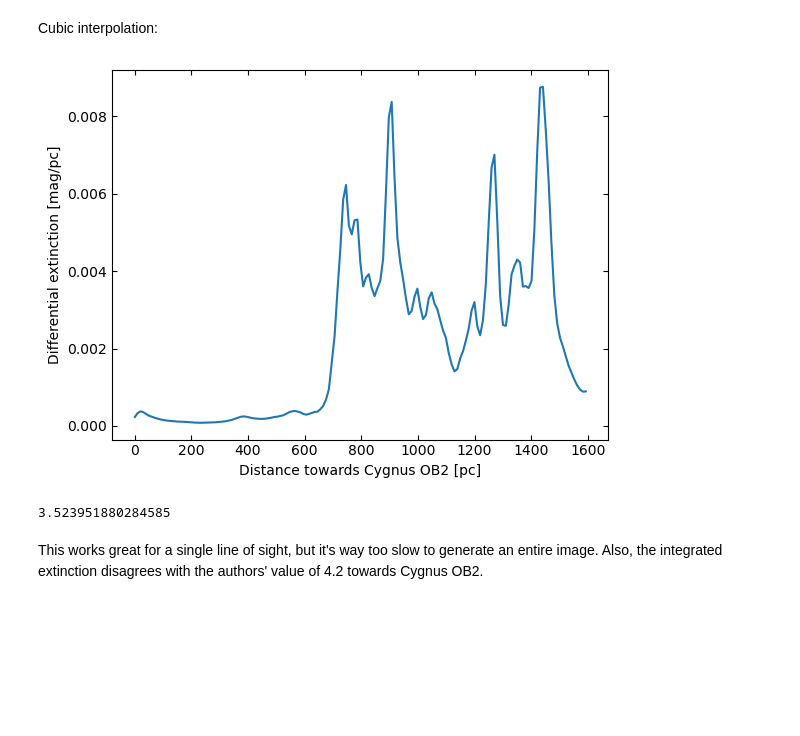
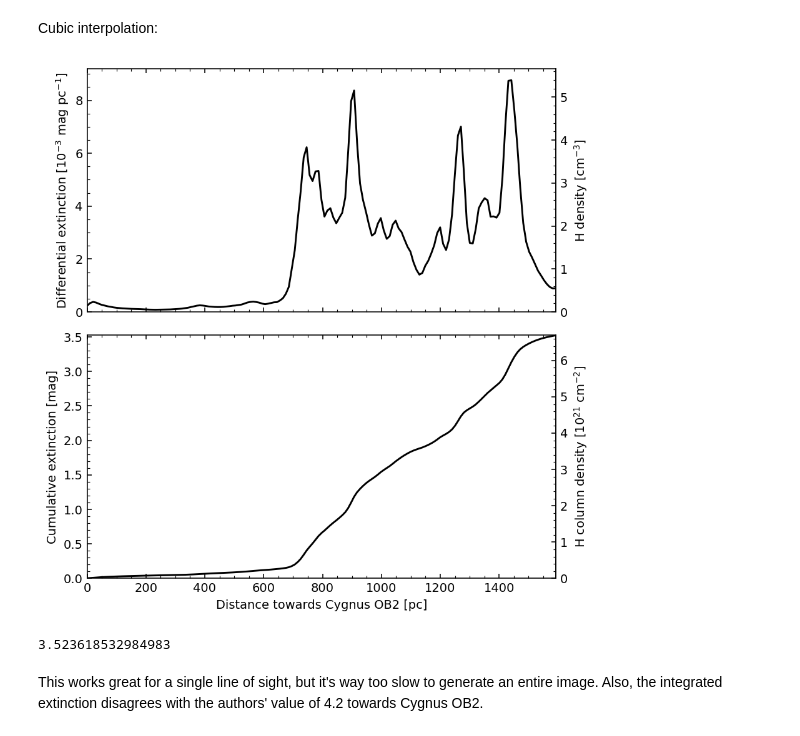
Before and after one commit to lodubay/DustBuster, a Jupyter notebook: projections.ipynb, the cells around one changed output. Saved outputs shown, nothing was run; the diff lists cells and outputs as text; code cells hidden in the pictures; blank space fills up the shorter version.

Commit message:
I spent way too much time tweaking plots

```diff
--- a/projections.ipynb
+++ b/projections.ipynb
@@ -17,6 +18,8 @@ plt.rcParams.update({
     'ytick.direction': 'in',
     'xtick.top': True,
     'ytick.right': True,
+    'figure.figsize': (6.5, 5),
+    'figure.dpi': 140,
 })
 # %%
 # import data
@@ -58,23 +61,68 @@ Cubic interpolation:
 # %%
 # Extract the values along the line, using cubic interpolation
 xarr, yarr, zarr = line_of_sight(CygOB2_ra, CygOB2_dec, CygOB2_dist)
-diff_ext = scipy.ndimage.map_coordinates(data, np.vstack((xarr, yarr, zarr)))
+diff_ext = scipy.ndimage.map_coordinates(data, np.vstack((xarr, yarr, zarr)), order=3)
+# array of distances along line to Cygnus OB2
+dist_arr = np.hypot(xarr-sun_pos[0], yarr-sun_pos[1], zarr-sun_pos[2])*gridstep_pc
 # %%
-# array of distances along line to Cygnus OB2
-dist_arr = np.linspace(0, CygOB2_dist, len(diff_ext))
+fig, axs = plt.subplots(2, figsize=(6.5, 6.5), sharex=True, tight_layout=True)
+# first panel: differential extinction
+ax = axs[0]
+ax.plot(dist_arr, diff_ext*1e3, 'k-')
+ax.tick_params(axis='y', which='both', right=False)
+# add secondary axis for ISM density
 
-fig, ax = plt.subplots()
-ax.plot(dist_arr, diff_ext)
+def diffext2density(x):
+    """Extinction density in mmag.pc^-1 to gas density in cm^-3"""
+    return x * 1e-3 * gas_to_dust / u.pc.to('cm')
+
+def density2diffext(x):
+    """Gas column density in cm^-3 to extinction in mmag.pc^-1"""
+    return (x * u.pc.to('cm') / gas_to_dust) * 1e-3
+
+secax = ax.secondary_yaxis('right', functions=(diffext2density, density2diffext))
+secax.set_ylabel(r'H density [cm$^{-3}$]')
+secax.yaxis.set_minor_locator(MultipleLocator(0.2))
+# ax.set_xlabel('Distance towards Cygnus OB2 [pc]')
+ax.set_ylabel(r'Differential extinction [$10^{-3}$ mag pc$^{-1}$]')
+ax.set_xlim((0, CygOB2_dist))
+ax.set_ylim((0, None))
+ax.xaxis.set_minor_locator(MultipleLocator(50))
+ax.yaxis.set_minor_locator(MultipleLocator(0.5))
+
+# second panel: cumulative extinction
+ds = dist_arr[1] - dist_arr[0]
+ax = axs[1]
+ax.plot(dist_arr, np.cumsum(diff_ext * ds), 'k-')
+ax.tick_params(axis='y', which='both', right=False)
+# add secondary axis for column density
+
+def ext2column(x):
+    """Extinction in magnitudes to gas column density in 10^21 cm^-2"""
+    return x * (gas_to_dust * 1e-21)
+
+def column2ext(x):
+    """Gas column density in 10^21 cm^-2 to extinction in magnitudes"""
+    return x / (gas_to_dust * 1e-21)
+
+secax = ax.secondary_yaxis('right', functions=(ext2column, column2ext))
+secax.set_ylabel(r'H column density [$10^{21}$ cm$^{-2}$]')
+secax.yaxis.set_minor_locator(MultipleLocator(0.2))
+ax.set_ylabel('Cumulative extinction [mag]')
 ax.set_xlabel('Distance towards Cygnus OB2 [pc]')
-ax.set_ylabel('Differential extinction [mag/pc]')
+ax.yaxis.set_minor_locator(MultipleLocator(0.1))
+ax.set_ylim((0, np.sum(diff_ext * ds)))
+
+plt.subplots_adjust(hspace=0.05)
+plt.savefig('plots/CygOB2_linear_extinction.png', dpi=300)
 plt.show()
 # %% [output]
-[figure, old version]
+[figure, new version]
 # %%
 ds = dist_arr[1] - dist_arr[0]
 sum(diff_ext * ds)
 # %% [output]
-3.523951880284585
+3.523618532984983
 # %% [markdown]
 This works great for a single line of sight, but it's way too slow to generate an entire image. Also, the integrated extinction disagrees with the authors' value of 4.2 towards Cygnus OB2.
 # %% [markdown]
```
Also changed, not shown: parts of 5 cells of this notebook, 2 other files.
